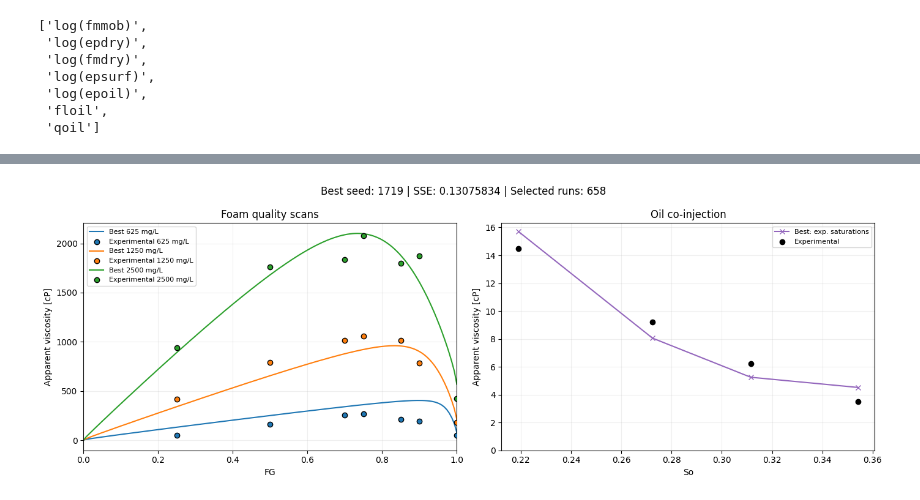
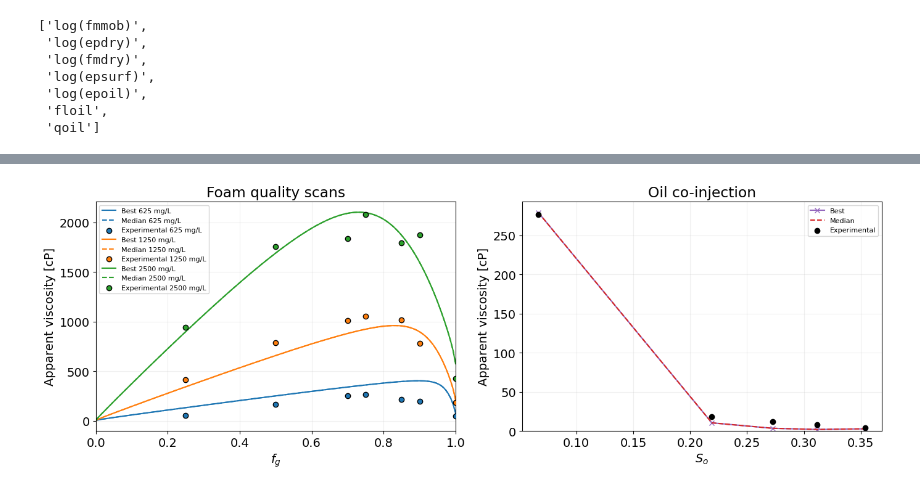
Before and after one commit to UnderMou/inverseFoam, a Jupyter notebook: experiments/Vieira2024_v2/01_estimate.ipynb, the cells around one changed output, grey strips where cells are left out. Saved outputs shown, nothing was run; the diff lists cells and outputs as text; code cells hidden in the pictures.

```diff
--- a/experiments/Vieira2024_v2/01_estimate.ipynb
+++ b/experiments/Vieira2024_v2/01_estimate.ipynb
@@ -28,8 +28,11 @@ Nruns = 2000
 FMSURF = 2500
 
 run_opt = True
+# run_opt = False
 
-THRESHOLD_SSE = 0.14 # 0.62
+# THRESHOLD_SSE = 0.16 # Sem So = 0.0667 e Sor = 0.16
+THRESHOLD_SSE = 0.112
+# THRESHOLD_SSE = 0.11
 # %%
 OUTPUT_DIR.mkdir(parents=True, exist_ok=True)
 # %%
@@ -357,6 +361,9 @@ display(parameter_statistics)
 # %%
 # Filter selected rows
 params_selected = params_df.loc[select]
+
+params_med = params_selected.median(axis=0)
+prct = 1e-5
 
 ncols = 3
 nrows = int(np.ceil(len(params_selected.columns) / ncols))
@@ -371,6 +378,18 @@ for ax, col in zip(axes, params_selected.columns):
     ax.set_ylabel("Frequency")
     ax.grid(alpha=0.3)
     ax.tick_params(axis="x", labelrotation=45)
+    # ax.set_xlim([bounds[col][0], bounds[col][1]])
+    ax.set_xlim([params_med[col]*(1-prct), params_med[col]*(1+prct)])
+
+# bounds = {
+#     "fmmob": (10, 1e7),
+#     "epdry": (10, 1e4),
+#     "fmdry": (inputs["relPerm"]["swc"], 1 - inputs["relPerm"]["swc"] - inputs["relPerm"]["sor"]),
+#     "epsurf": (1e-3, 10),
+#     "epoil": (1e-3, 100),
+#     "fmoil": (0, 1-SAT_EPS),
+#     "floil": (SAT_EPS, 1)
+# }
 
 # Remove unused subplots
 for ax in axes[len(params_selected.columns):]:
@@ -383,4 +428,6 @@ plt.show()
 # %%
+plt.rcParams.update({'font.size': 14})
+
 # Parâmetros físicos das rodadas selecionadas
 params_selected = params_df.loc[select, names].copy()
 params_selected = params_selected.loc[
@@ -394,16 +441,16 @@ best_seed = diagnostics_df.loc[
 theta = params_selected.loc[best_seed].to_numpy(dtype=float)
 median_theta = params_selected.median().to_numpy(dtype=float)
 
-sw_grid = np.linspace(0, 1, 151)
+fg_grid = np.linspace(0, 1, 151)
 
 
-def scan(p, cs):
+def scan_fg(p, cs):
     return predict(
         p,
-        sw_grid,
-        np.ones(sw_grid.size, dtype=bool),
-        np.full(sw_grid.size, velocity_by_concentration[cs]),
-        np.full(sw_grid.size, cs, dtype=float),
+        fg_grid,
+        np.ones(fg_grid.size, dtype=bool),
+        np.full(fg_grid.size, velocity_by_concentration[cs]),
+        np.full(fg_grid.size, cs, dtype=float),
         foam_module_noOil,
         rp_no_oil,
         FMSURF,
@@ -413,34 +460,18 @@ def scan(p, cs):
 
 fig, axes = plt.subplots(1, 2, figsize=(14, 5))
 
-# # Selected runs
-# for _, row in params_selected.iterrows():
-#     p = row.to_numpy(dtype=float)
-
-#     for i, cs in enumerate(CONCENTRATIONS):
-#         axes[0].plot(
-#             sw_grid, scan(p, cs),
-#             color=f"C{i}", alpha=0.15, zorder=1,
-#         )
-
-#     axes[1].plot(
-#         so_oil_obs,
-#         predict_oil_viscosity(p, foam_module_oil, sw_oil_obs, sg_oil_obs, so_oil_obs, inputs, cs_oil_obs, FMSURF),
-#         color="gray", alpha=0.15, zorder=1,
-#     )
-
 # Best fit, median and experimental data
 for i, cs in enumerate(CONCENTRATIONS):
     color = f"C{i}"
 
     axes[0].plot(
-        sw_grid, scan(theta, cs),
+        fg_grid, scan_fg(theta, cs),
         color=color, label=f"Best {cs} mg/L", zorder=2,
     )
-    # axes[0].plot(
-    #     sw_grid, scan(median_theta, cs),
-    #     color=color, ls="--", label=f"Median {cs} mg/L", zorder=2,
-    # )
+    axes[0].plot(
+        fg_grid, scan_fg(median_theta, cs),
+        color=color, ls="--", label=f"Median {cs} mg/L", zorder=2,
+    )
     axes[0].scatter(
         scans[cs][:, 0], scans[cs][:, 1],
         color=color, edgecolor="black",
@@ -451,44 +482,44 @@ for i, cs in enumerate(CONCENTRATIONS):
 axes[1].plot(
     so_oil_obs,
     predict_oil_viscosity(theta, foam_module_oil, sw_oil_obs, sg_oil_obs, so_oil_obs, inputs, cs_oil_obs, FMSURF),
-    color="tab:purple", marker="x", label="Best: exp. saturations", zorder=2,
+    color="tab:purple", marker="x", label="Best", zorder=2,
 )
-# axes[1].plot(
-#     so_oil_obs,
-#     predict_oil_viscosity(median_theta, foam_module_oil, sw_oil_obs, sg_oil_obs, so_oil_obs, inputs, cs_oil_obs, FMSURF),
-#     color="tab:red", ls="--", label="Median: fixed YAML saturations", zorder=2,
-# )
+axes[1].plot(
+    so_oil_obs,
+    predict_oil_viscosity(median_theta, foam_module_oil, sw_oil_obs, sg_oil_obs, so_oil_obs, inputs, cs_oil_obs, FMSURF),
+    color="tab:red", ls="--", label="Median", zorder=2,
+)
 axes[1].scatter(
     so_oil_obs, mu_oil_obs,
     color="black", label="Experimental", zorder=3,
 )
 
 # Formatting
 axes[0].set(
-    xlabel="FG",
+    xlabel="$f_g$",
     ylabel="Apparent viscosity [cP]",
     title="Foam quality scans",
     xlim=(0, 1),
 )
 axes[1].set(
-    xlabel="So",
+    xlabel="$S_o$",
     ylabel="Apparent viscosity [cP]",
     title="Oil co-injection",
     # xlim=(0, 1),
     ylim=(0, None),
 )
 
 for ax in axes:
     ax.legend(fontsize=8)
     ax.grid(alpha=0.2)
 
-fig.suptitle(
-    f"Best seed: {best_seed} | "
-    f"SSE: {diagnostics_df.loc[best_seed, 'weighted_normalized_SSE']:.8g} | "
-    f"Selected runs: {len(params_selected)}"
-)
+# fig.suptitle(
+#     f"Best seed: {best_seed} | "
+#     f"SSE: {diagnostics_df.loc[best_seed, 'weighted_normalized_SSE']:.8g} | "
+#     f"Selected runs: {len(params_selected)}"
+# )
 
 fig.tight_layout()
 plt.show()
 # %% [output]
-[figure, old version]
+[figure, new version]
```
Also changed, not shown: parts of 18 cells of this notebook, 21 other files.
